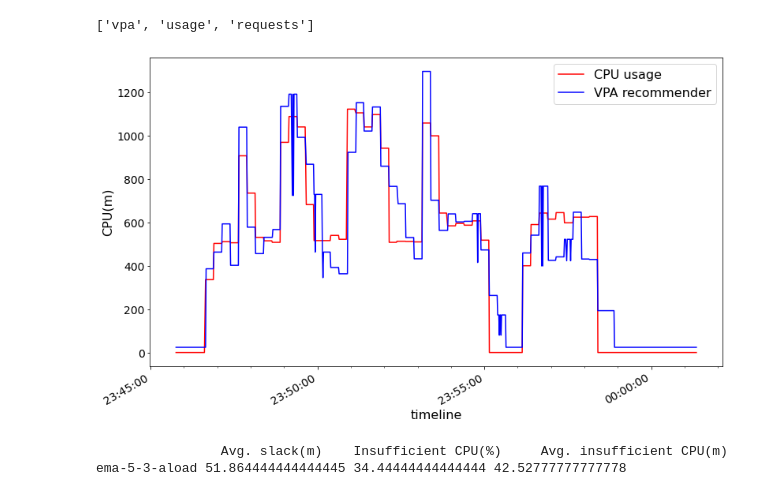
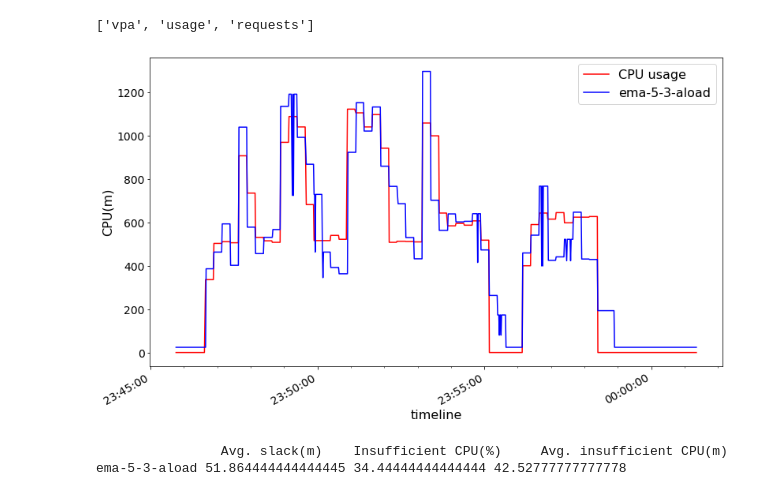
Before and after one commit to ZhaoNeil/On-Demand-Resizing, a Jupyter notebook: data/recommend-cpu.ipynb, the cells around one changed output. Saved outputs shown, nothing was run; the diff lists cells and outputs as text; code cells hidden in the pictures.

```diff
--- a/data/recommend-cpu.ipynb
+++ b/data/recommend-cpu.ipynb
@@ -68,19 +68,19 @@ usage = usage[usage['pod_name'] == 'redis-master-0']
 # %%
 fig, ax = plt.subplots(1,1,figsize=(13,8),sharex=True,sharey=True)
 # ax.scatter(request.time, request.cpu,marker='.',label='request')
 ax.plot(usage.time, usage.cpu,label='CPU usage',color='r')
-ax.plot(vpa.time, vpa.target_cpu,label='VPA recommender',color='b')
+ax.plot(vpa.time, vpa.target_cpu,label=db.name,color='b')
 ax.legend(fontsize=16)
 ax.set_ylabel('CPU(m)', fontsize=16)
 ax.set_xlabel('timeline', fontsize=16)
 ax.xaxis.set_major_formatter(mdates.DateFormatter('%H:%M:%S'))
 ax.xaxis.set_minor_locator(mdates.MinuteLocator())
 fig.autofmt_xdate() #rotate labels
 plt.yticks(size = 14)
 plt.xticks(size = 14)
 plt.show()
 # %% [output]
-[figure, old version]
+[figure, new version]
 # %%
 def evaluate(usage, prediction):
     slack = list(map(operator.sub, prediction, usage))
```
